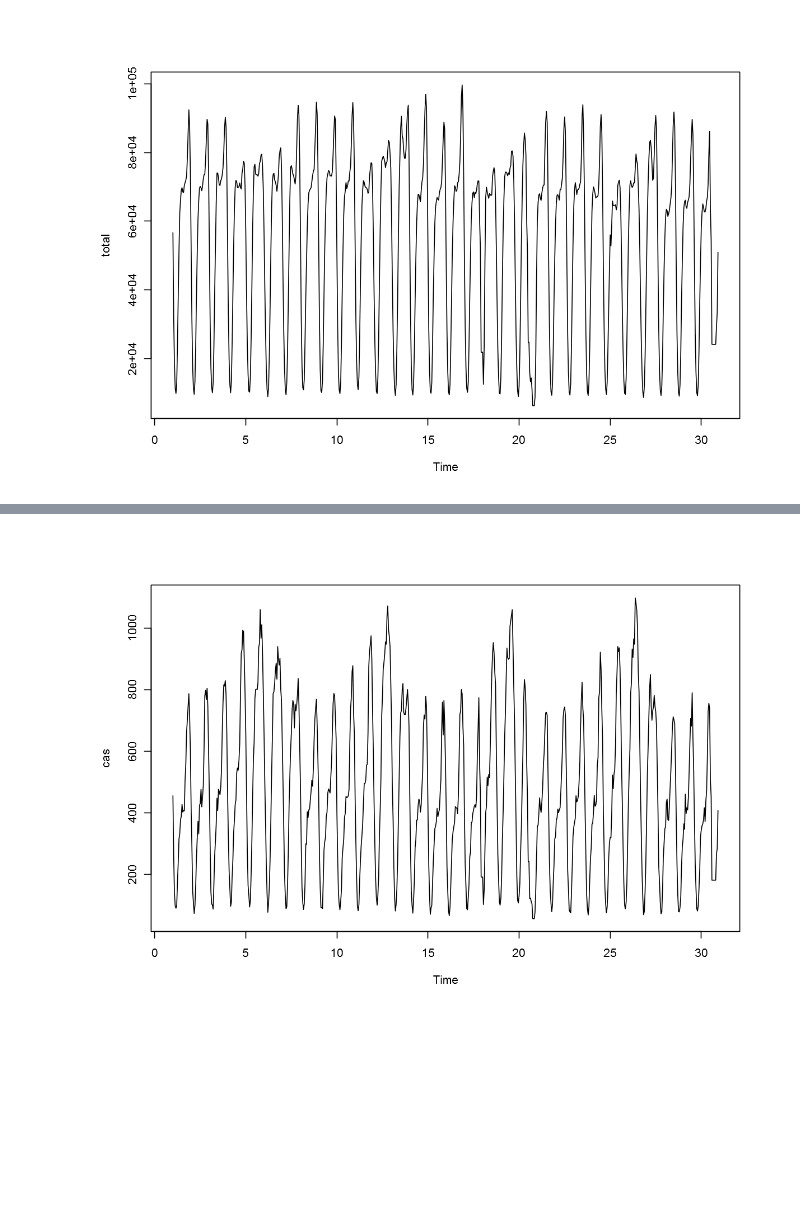
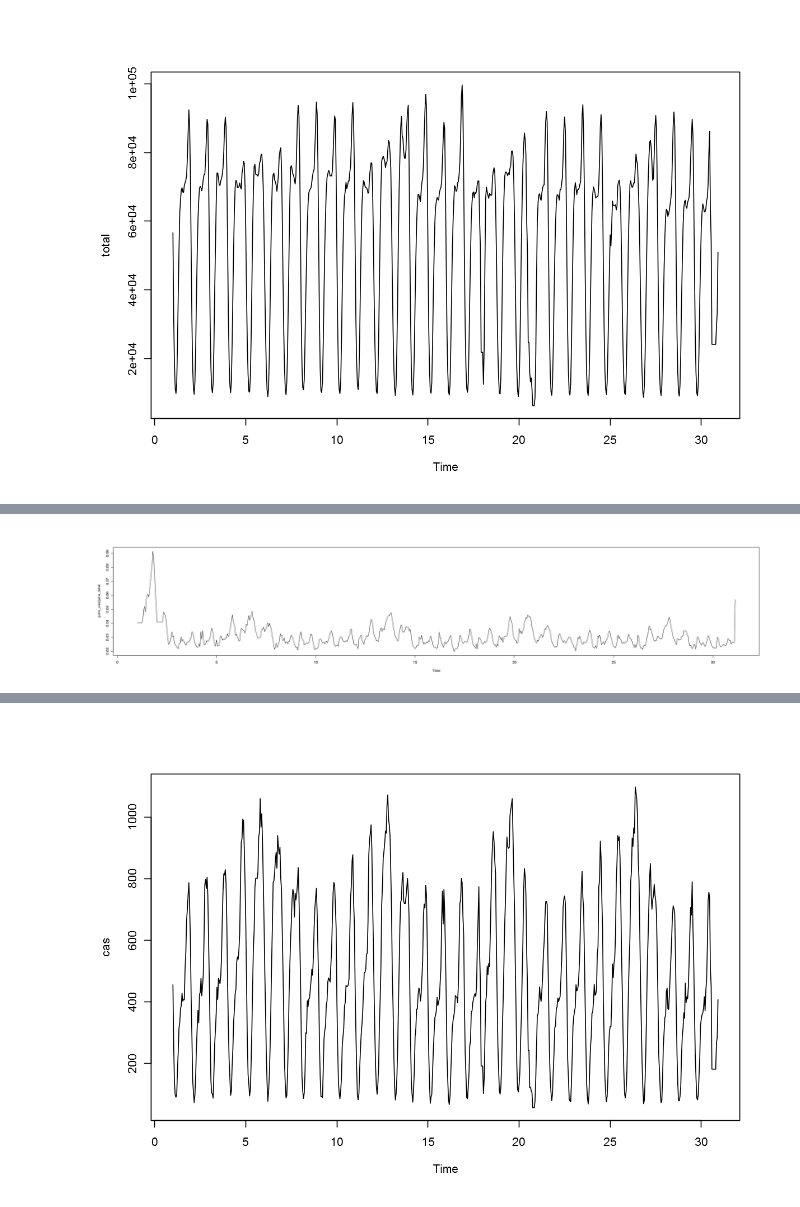
Before and after one commit to tj2huang/nyu-research, a Jupyter notebook: notebooks/r/r-plot.ipynb, the cells around one changed output, grey strips where cells are left out. Saved outputs shown, nothing was run; the diff lists cells and outputs as text; code cells hidden in the pictures; blank space fills up the shorter version.

```diff
--- a/notebooks/r/r-plot.ipynb
+++ b/notebooks/r/r-plot.ipynb
@@ -47,0 +56,4 @@ ts.plot(total)
+# %%
+ts.plot(june_cas/june_total)
+# %% [output]
+[figure, added]
```
Also changed, not shown: parts of 11 cells of this notebook, 5 other files.
